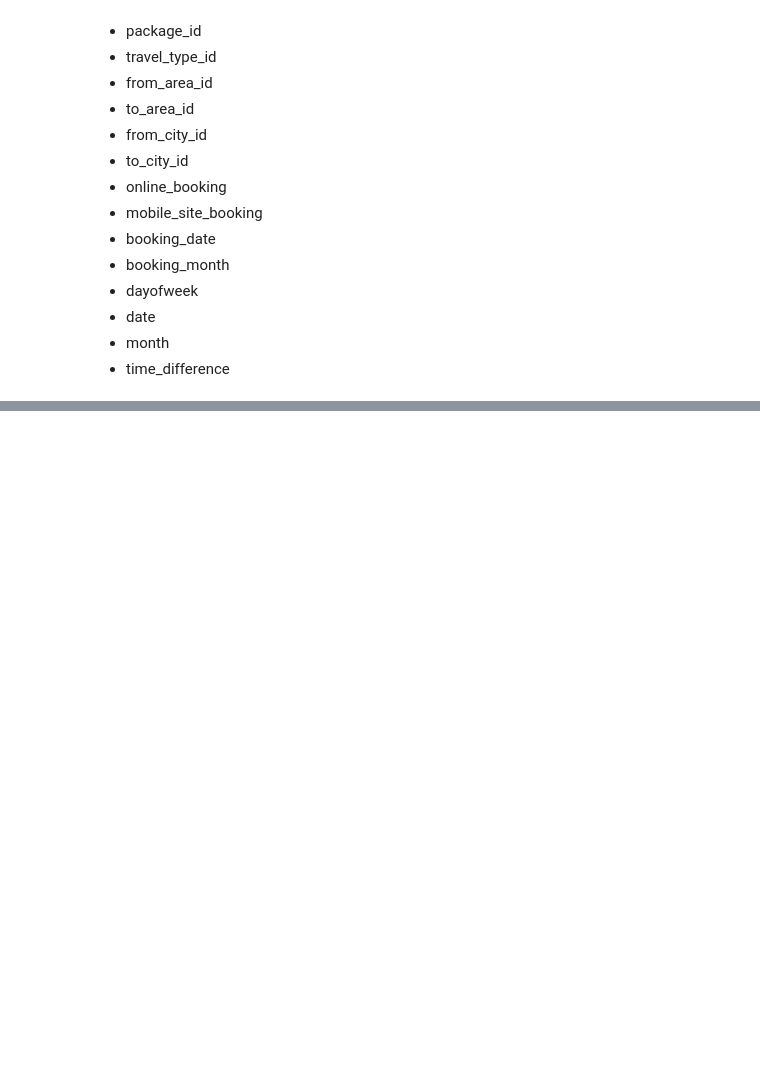
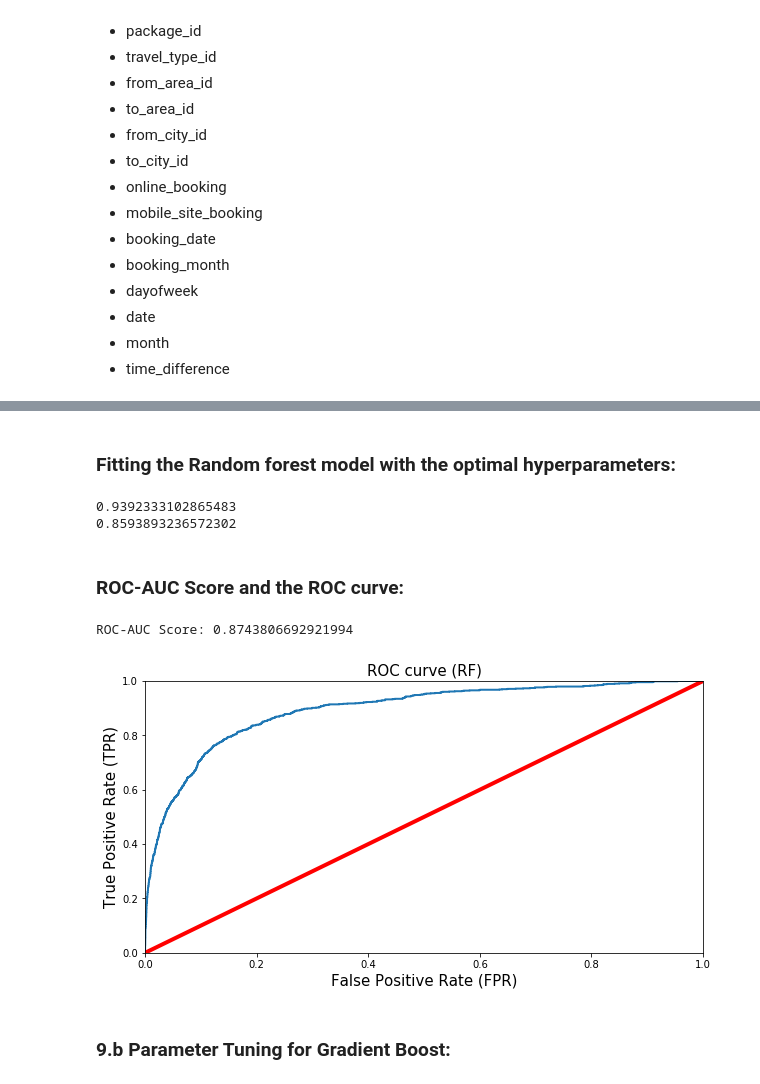
Before and after one commit to debisree/Springboard-Data-Science-Career-Track, a Jupyter notebook: predicting-cab-booking-cancellations-ML.ipynb, the cells around one changed output, grey strips where cells are left out. Saved outputs shown, nothing was run; the diff lists cells and outputs as text; code cells hidden in the pictures; blank space fills up the shorter version.

```diff
--- a/predicting-cab-booking-cancellations-ML.ipynb
+++ b/predicting-cab-booking-cancellations-ML.ipynb
@@ -364,12 +296,12 @@ features = df_new[features_cols]
 y = df_new.Car_Cancellation
 # %%
-# Add a new level ( -9999 ) for missing values:
+# Add a new level for the missing values:
 
-features.from_area_id.fillna(-9999, inplace=True)
-features.to_area_id.fillna(-9999, inplace=True)
-features.package_id.fillna(-9999,inplace=True)
-features.from_city_id.fillna(-9999, inplace=True)
-features.to_city_id.fillna(-9999,inplace=True)
+features.from_area_id.fillna(0, inplace=True)
+features.to_area_id.fillna(0, inplace=True)
+features.package_id.fillna(0,inplace=True)
+features.from_city_id.fillna(0, inplace=True)
+features.to_city_id.fillna(0,inplace=True)
 # %%
 #features
 X= features
@@ -479,0 +638,45 @@ plot_learning_curve()
+# %% [markdown]
+###  Fitting the Random forest model with the optimal hyperparameters:
+# %%
+rf = RandomForestClassifier(bootstrap=True, class_weight=None, criterion='entropy',
+            max_depth=None, max_features='auto', max_leaf_nodes=None,
+            min_impurity_decrease=0.0, min_impurity_split=None,
+            min_samples_leaf=1, min_samples_split=2,
+            min_weight_fraction_leaf=0.0, n_estimators=400, n_jobs=-1,
+            oob_score=False, random_state=1, verbose=0, warm_start=False)
+rf.fit(X_train, y_train)
+y_predictions = rf.predict(X_test)
+acc = accuracy_score(y_test, y_predictions)
+cv = cross_val_score(rf, X_test, y_test,scoring='roc_auc').mean()
+print(acc)
+print(cv)
+# %% [output]
+0.9392333102865483
+0.8593893236572302
+# %% [markdown]
+### ROC-AUC Score and the ROC curve:
+# %%
+from sklearn.metrics import auc, roc_curve, roc_auc_score
+y_scores = rf.predict_proba(X_test)
+y_scores = y_scores[:,1]
+auroc = roc_auc_score(y_test, y_scores)
+print("ROC-AUC Score:", auroc)
+# %% [output]
+ROC-AUC Score: 0.8743806692921994
+# %%
+false_positive_rate, true_positive_rate, thresholds = roc_curve(y_test, y_scores)
+def plot_roc_curve(false_positive_rate, true_positive_rate, label=None):
+    plt.plot(false_positive_rate, true_positive_rate, linewidth=2, label=label)
+    plt.plot([0, 1], [0, 1], 'r', linewidth=4)
+    plt.axis([0, 1, 0, 1])
+    plt.xlabel('False Positive Rate (FPR)', fontsize=15)
+    plt.ylabel('True Positive Rate (TPR)', fontsize=15)
+    plt.title('ROC curve (RF)',fontsize=15)
+
+plt.figure(figsize=(10, 5))
+plot_roc_curve(false_positive_rate, true_positive_rate)
+plt.show()
+# %% [output]
+[figure, added]
+# %% [markdown]
+### 9.b Parameter Tuning for Gradient Boost:
```
Also changed, not shown: parts of 49 cells of this notebook.
